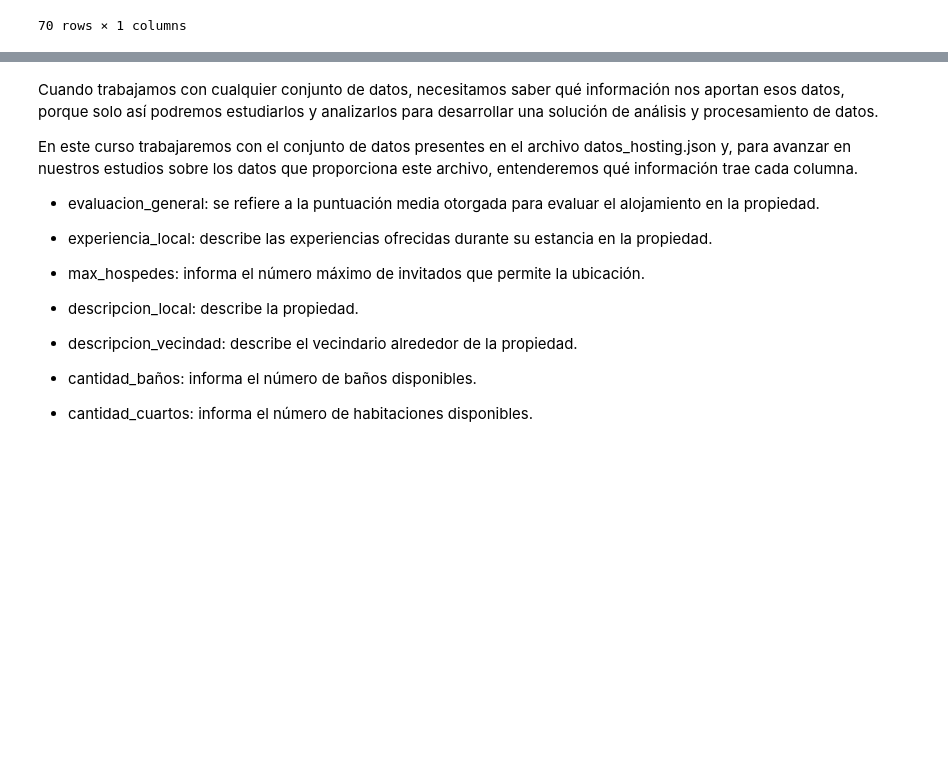
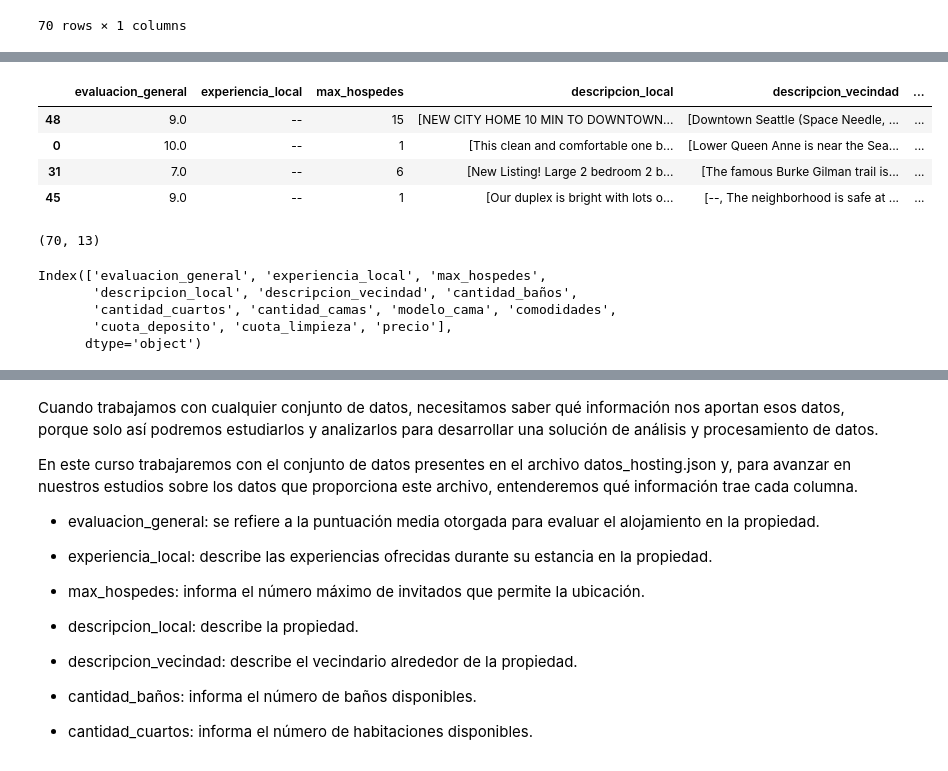
Before and after one commit to dscamacho333/Data_Science_Course, a Jupyter notebook: Pandas_Transformación_Manipulación.ipynb, the cells around one changed output, grey strips where cells are left out. Drawn from its saved outputs; the diff is of its cells as text; code cells hidden in the pictures; blank space fills up the shorter version.

```diff
--- a/Pandas_Transformación_Manipulación.ipynb
+++ b/Pandas_Transformación_Manipulación.ipynb
@@ -38,0 +63,20 @@ hosting_data_json_df = pd.json_normalize(
+# %%
+hosting_data_json_df.sample(n=4)
+# %% [output]
+|  | evaluacion_general | experiencia_local | max_hospedes | descripcion_local | descripcion_vecindad | ... |
+| 48 | 9.0 | -- | 15 | [NEW CITY HOME 10 MIN TO DOWNTOWN... | [Downtown Seattle (Space Needle, ... | ... |
+| 0 | 10.0 | -- | 1 | [This clean and comfortable one b... | [Lower Queen Anne is near the Sea... | ... |
+| 31 | 7.0 | -- | 6 | [New Listing! Large 2 bedroom 2 b... | [The famous Burke Gilman trail is... | ... |
+| 45 | 9.0 | -- | 1 | [Our duplex is bright with lots o... | [--, The neighborhood is safe at ... | ... |
+# %%
+hosting_data_json_df.shape
+# %% [output]
+(70, 13)
+# %%
+hosting_data_json_df.columns
+# %% [output]
+Index(['evaluacion_general', 'experiencia_local', 'max_hospedes',
+       'descripcion_local', 'descripcion_vecindad', 'cantidad_baños',
+       'cantidad_cuartos', 'cantidad_camas', 'modelo_cama', 'comodidades',
+       'cuota_deposito', 'cuota_limpieza', 'precio'],
+      dtype='object')
```
Also changed, not shown: parts of 21 cells of this notebook.
